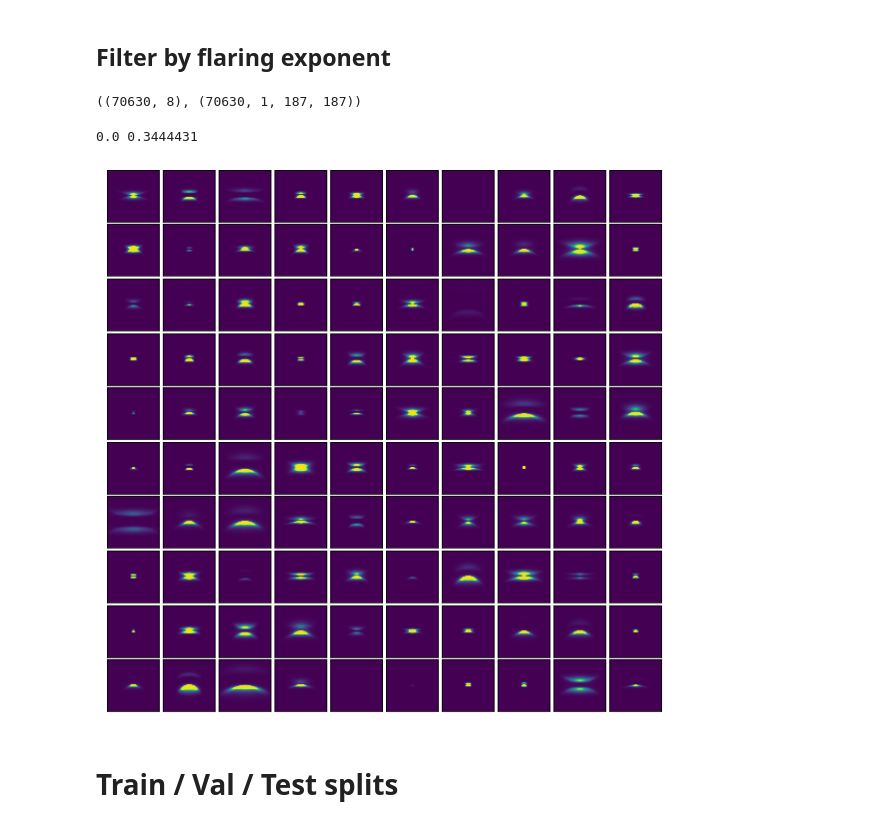
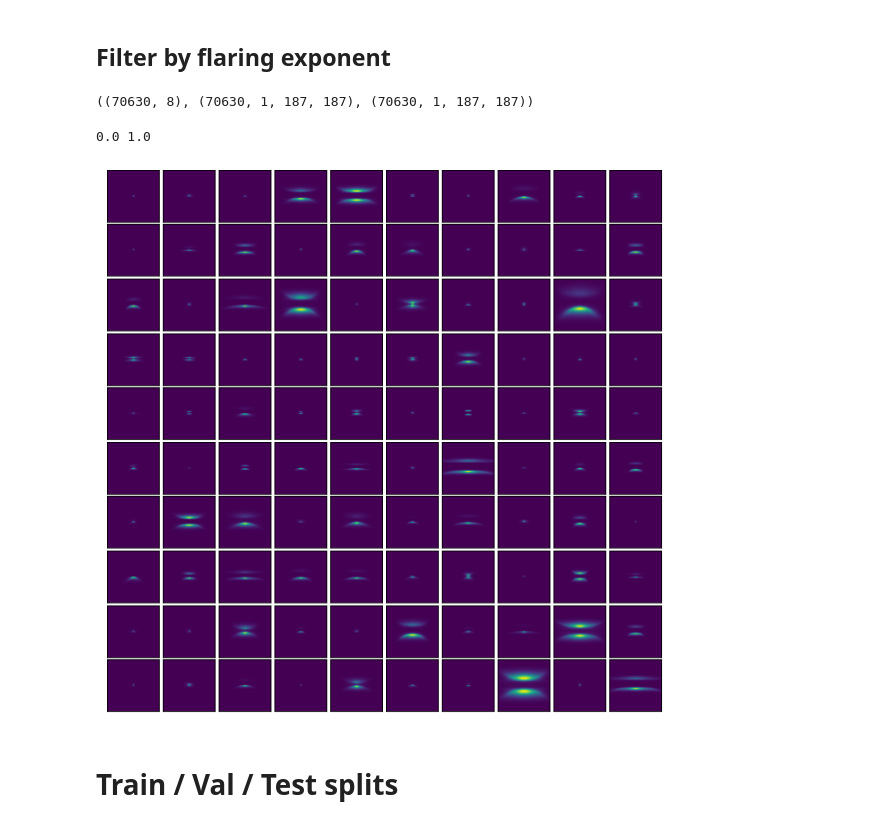
Before and after one commit to keflavich/PPDAE, a Jupyter notebook: notebooks/data_exploration.ipynb, the cells around one changed output. Cells and saved outputs as stored; diff of their text form; code cells hidden in the pictures.

Commit message:
doing per image normalization

```diff
--- a/notebooks/data_exploration.ipynb
+++ b/notebooks/data_exploration.ipynb
@@ -91,0 +92,20 @@ plt.show()
+# %%
+def normalize(x, mode='global'):
+    if mode == 'global':
+        xmin = x.min()
+        xmax = x.max()
+        xn = (x - xmin) / (xmax - xmin)
+        return xn, xmin, xmax
+    elif mode == 'local':
+        xmin = imgs.reshape(
+            imgs.shape[0], np.product(
+                imgs.shape[1:])).min(axis=1)[:, None, None, None]
+        xmax = imgs.reshape(
+            imgs.shape[0], np.product(
+                imgs.shape[1:])).max(axis=1)[:, None, None, None]
+        xn = (x - xmin) / (xmax - xmin)
+        return xn, xmin, xmax
+    else:
+        print('Wrong mode')
+# %%
+imgs_n, nmin, nmax = normalize(imgs, mode='local')
@@ -115,14 +163,14 @@ def plot_wall(x):
     ncols = 10
     v_min = np.min(x)
     v_max = np.max(x)
-    norm = colors.SymLogNorm(linthresh=.0005, linscale=100,
+    norm = colors.SymLogNorm(linthresh=1e-5, linscale=100,
                              vmin=v_min, vmax=v_max)
     print(v_min, v_max)
     fig, axis = plt.subplots(nrows=ncols, ncols=ncols, figsize=(ncols, ncols))
     for i, ax in enumerate(axis.ravel()):
         ax.imshow(x[i, 0, :, :], interpolation='bilinear',
-                  cmap=cm.viridis, origin='upper', aspect='equal',
-                  norm=norm)
+                  cmap=cm.viridis, origin='upper', aspect='equal',)
+                  #norm=norm)
 
     for ax in axis.ravel():
         ax.axes.get_xaxis().set_visible(False)
@@ -209,15 +250,16 @@ inc    = 'inclination'
 f1_idx = meta.query('f_exp >= 1.').index.values
 meta_f1 = meta.iloc[f1_idx]
 imgs_f1 = imgs[f1_idx]
-meta_f1.shape, imgs_f1.shape
+imgs_n_f1 = imgs_n[f1_idx]
+meta_f1.shape, imgs_f1.shape, imgs_n_f1.shape
 # %% [output]
-((70630, 8), (70630, 1, 187, 187))
+((70630, 8), (70630, 1, 187, 187), (70630, 1, 187, 187))
 # %%
-idx = np.random.randint(0, imgs_f1.shape[0], size=100)
-plot_wall(imgs_f1[idx])
+idx = np.random.randint(0, imgs_n_f1.shape[0], size=100)
+plot_wall(imgs_n_f1[idx])
 # %% [output]
-0.0 0.3444431
+0.0 1.0
-[figure, old version]
+[figure, new version]
 # %% [markdown]
 # Train / Val / Test splits
 # %%
```
Also changed, not shown: parts of 15 cells of this notebook.
